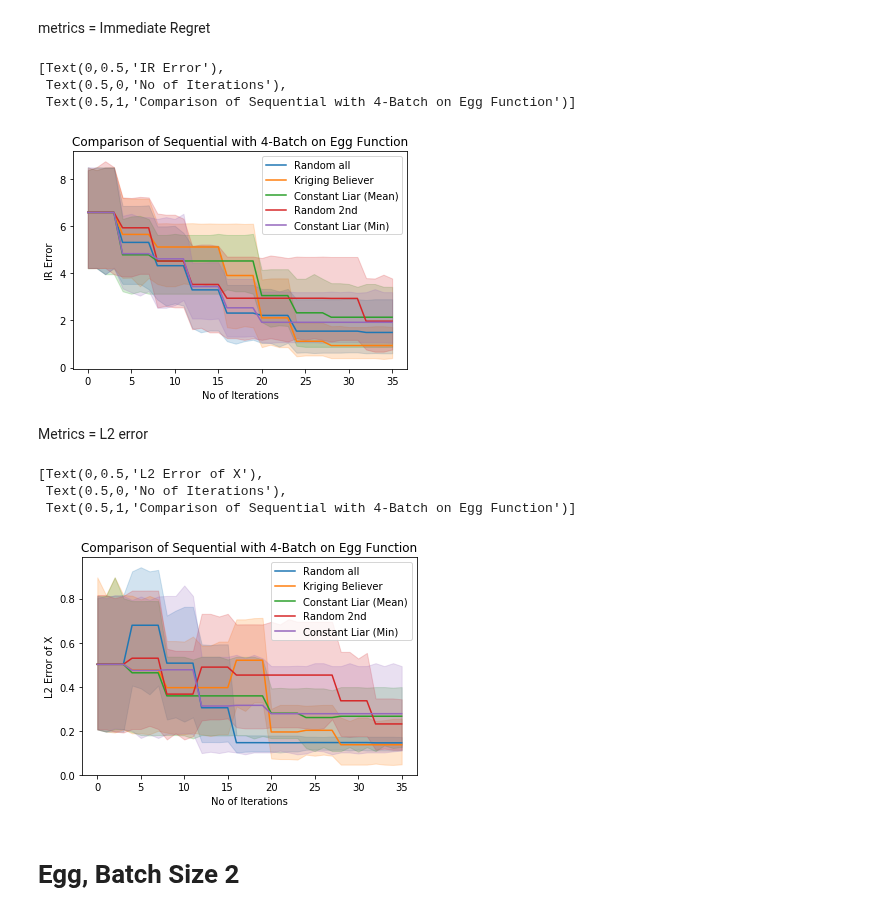
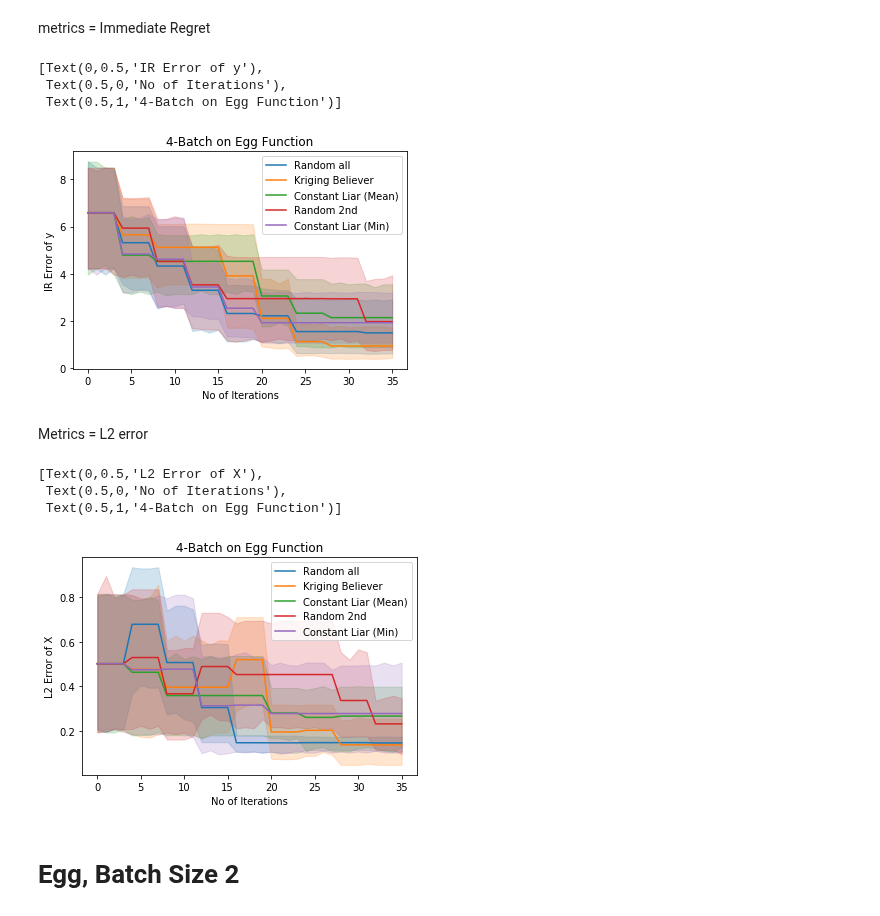
Before and after one commit to jamjs98764/Parallel-Bayesian-Optimisation, a Jupyter notebook: FITBO_GPy-FITBOMM_only/Exp_Data/Plots.ipynb, the cells around one changed output. Saved outputs shown, nothing was run; the diff lists cells and outputs as text; code cells hidden in the pictures.

```diff
--- a/FITBO_GPy-FITBOMM_only/Exp_Data/Plots.ipynb
+++ b/FITBO_GPy-FITBOMM_only/Exp_Data/Plots.ipynb
@@ -47,38 +47,38 @@ fig = sns.lineplot(x = 'iters', y = 'values', data = results3, err_style = "band
 fig = sns.lineplot(x = 'iters', y = 'values', data = results4, err_style = "band", label = 'Constant Liar (Mean)')
 fig = sns.lineplot(x = 'iters', y = 'values', data = results5, err_style = "band", label = 'Random 2nd')
 fig = sns.lineplot(x = 'iters', y = 'values', data = results6, err_style = "band", label = 'Constant Liar (Min)')
-fig.set(xlabel = "No of Iterations", ylabel = "IR Error", title = 'Comparison of Sequential with 4-Batch on Egg Function')
+fig.set(xlabel = "No of Iterations", ylabel = "IR Error of y", title = '4-Batch on Egg Function')
 # %% [output]
-[Text(0,0.5,'IR Error'),
+[Text(0,0.5,'IR Error of y'),
  Text(0.5,0,'No of Iterations'),
- Text(0.5,1,'Comparison of Sequential with 4-Batch on Egg Function')]
+ Text(0.5,1,'4-Batch on Egg Function')]
-[figure, old version]
+[figure, new version]
 # %% [markdown]
 Metrics = L2 error
 # %%
 seed_size = 5
 func = 'egg'
 batch_size = 4
 metrics = "L2"
 #results1 = error_vs_iterations(batch = False, batch_size = batch_size, seed_size = seed_size, metrics = metrics)
 results2 = error_vs_iterations(func = func, batch = True, batch_size = batch_size, seed_size = seed_size, heuristic = "random", metrics = metrics)
 results3 = error_vs_iterations(func = func, batch = True, batch_size = batch_size, seed_size = seed_size, heuristic = "kb", metrics = metrics)
 results4 = error_vs_iterations(func = func, batch = True, batch_size = batch_size, seed_size = seed_size, heuristic = "cl-mean", metrics = metrics)
 results5 = error_vs_iterations(func = func, batch = True, batch_size = batch_size, seed_size = seed_size, heuristic = "random_except_1st", metrics = metrics)
 results6 = error_vs_iterations(func = func, batch = True, batch_size = batch_size, seed_size = seed_size, heuristic = "cl-min", metrics = metrics)
 
 #fig = sns.lineplot(x = 'iters', y = 'values', data = results1, err_style = "band", label = 'Sequential')
 fig = sns.lineplot(x = 'iters', y = 'values', data = results2, err_style = "band", label = 'Random all')
 fig = sns.lineplot(x = 'iters', y = 'values', data = results3, err_style = "band", label = 'Kriging Believer')
 fig = sns.lineplot(x = 'iters', y = 'values', data = results4, err_style = "band", label = 'Constant Liar (Mean)')
 fig = sns.lineplot(x = 'iters', y = 'values', data = results5, err_style = "band", label = 'Random 2nd')
 fig = sns.lineplot(x = 'iters', y = 'values', data = results6, err_style = "band", label = 'Constant Liar (Min)')
-fig.set(xlabel = "No of Iterations", ylabel = "L2 Error of X", title = 'Comparison of Sequential with 4-Batch on Egg Function')
+fig.set(xlabel = "No of Iterations", ylabel = "L2 Error of X", title = '4-Batch on Egg Function')
 # %% [output]
 [Text(0,0.5,'L2 Error of X'),
  Text(0.5,0,'No of Iterations'),
- Text(0.5,1,'Comparison of Sequential with 4-Batch on Egg Function')]
+ Text(0.5,1,'4-Batch on Egg Function')]
-[figure, old version]
+[figure, new version]
 # %% [markdown]
 # Egg, Batch Size 2
 # %% [markdown]
```
Also changed, not shown: parts of 17 cells of this notebook, 18 other files.
